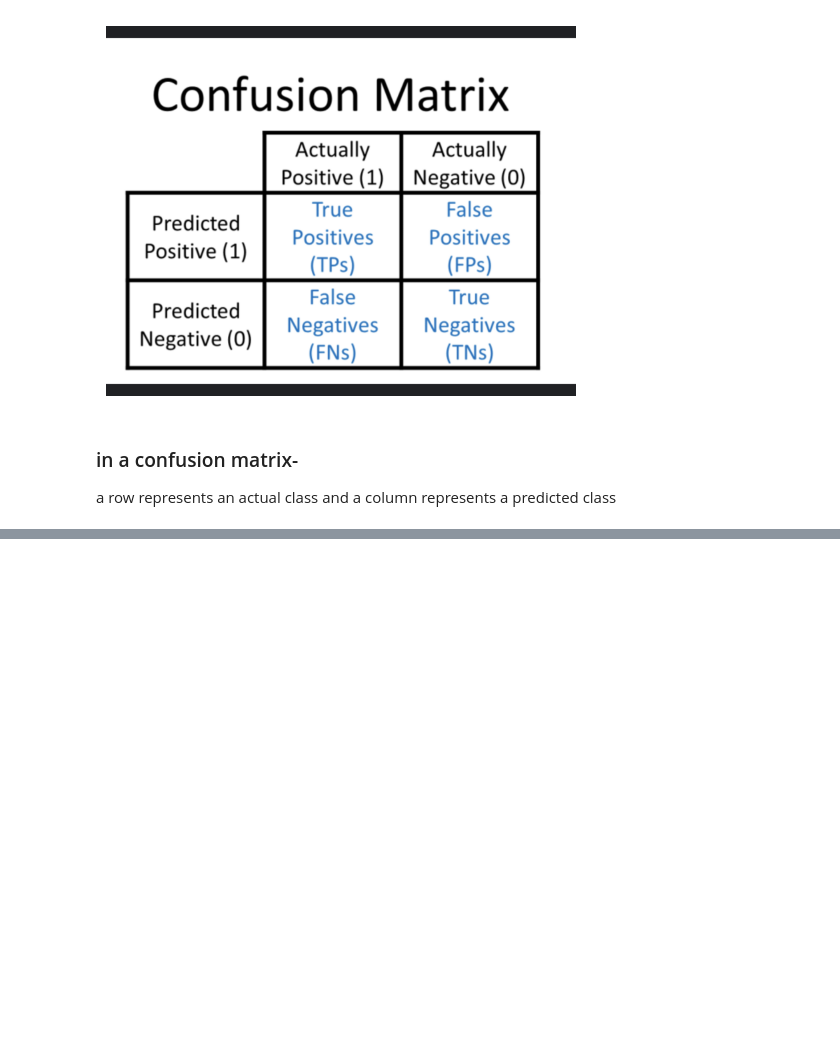
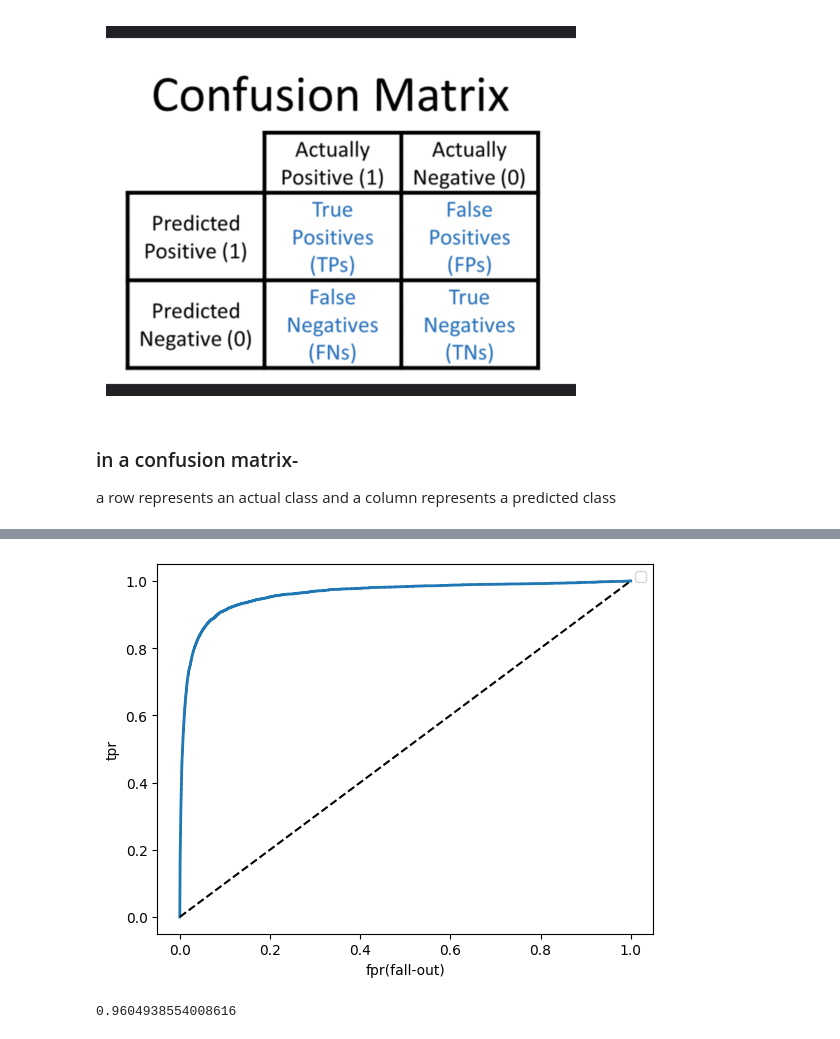
Before and after one commit to abhimanyudalal1/hands-on-ML, a Jupyter notebook: mnist.ipynb, the cells around one changed output, grey strips where cells are left out. Saved outputs shown, nothing was run; the diff lists cells and outputs as text; code cells hidden in the pictures; blank space fills up the shorter version.

```diff
--- a/mnist.ipynb
+++ b/mnist.ipynb
@@ -168,0 +270,21 @@ a row represents an actual class and a column represents a predicted class
+# %%
+from sklearn.metrics import roc_curve
+fpr, tpr, thresholds= roc_curve(y_train_5, y_scores)
+# %%
+def plot_roc_curve(fpr, tpr, label=None):
+    plt.plot(fpr, tpr, label=label, linewidth= 2)
+    plt.plot([0,1],[0,1],'k--')
+
+plot_roc_curve(fpr, tpr)
+plt.xlabel('fpr(fall-out)')
+plt.ylabel('tpr')
+plt.legend()
+plt.show()
+# %% [output]
+[figure, added]
+# %%
+#to compare classifiers we take the AUC of the ROC, a perfect classifier will have 1 auc and random will have 0.5
+from sklearn.metrics import roc_auc_score
+roc_auc_score(y_train_5, y_scores)
+# %% [output]
+0.9604938554008616
```
Also changed, not shown: parts of 36 cells of this notebook, 3 other files.
